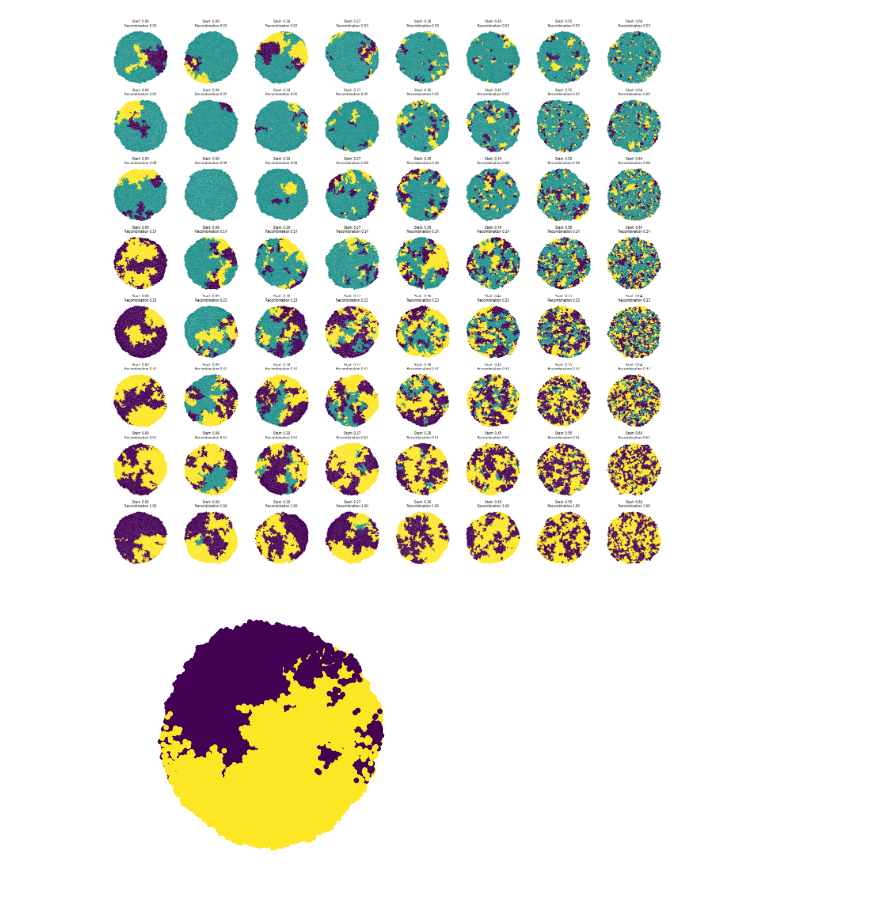
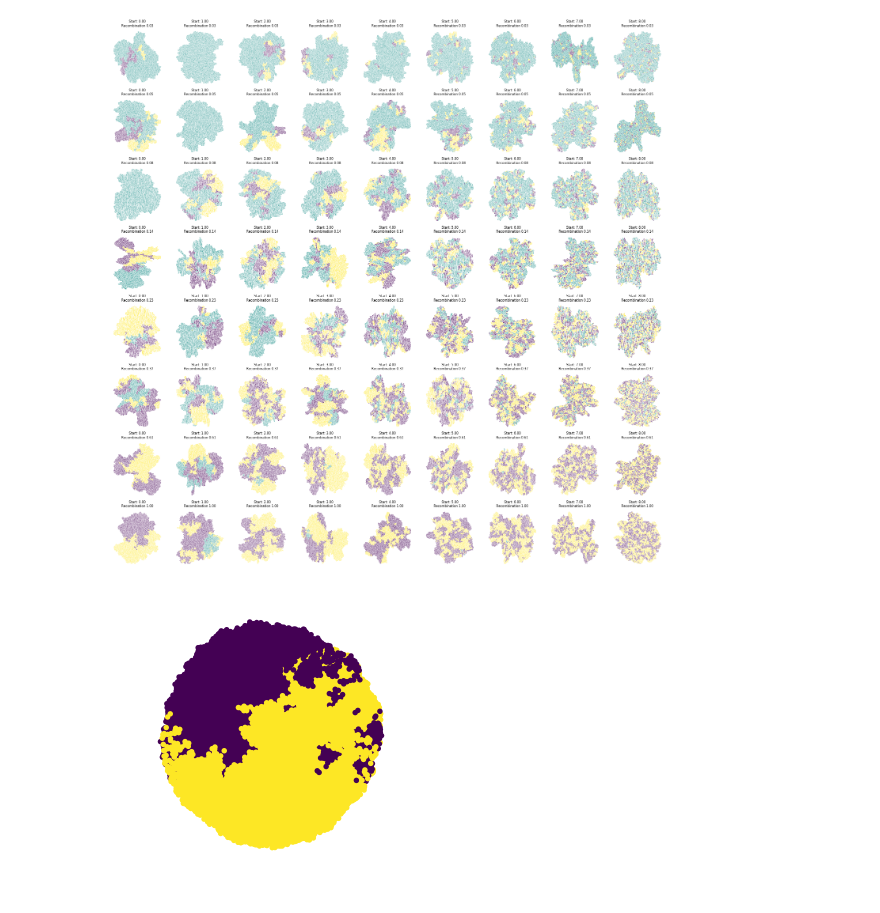
Before and after one commit to sbernasek/growth, a Jupyter notebook: notebooks/analysis.ipynb, the cells around one changed output. Saved outputs shown, nothing was run; the diff lists cells and outputs as text; code cells hidden in the pictures.

```diff
--- a/notebooks/analysis.ipynb
+++ b/notebooks/analysis.ipynb
@@ -11,33 +11,35 @@ Sweep_181121_235632/
 # %%
-path = '../simulations/Sweep_181121_235632/'
+path = '../simulations/sweep_pop12_b1/'
+#path = '../simulations/Sweep_181121_235632/'
 sweep = Sweep.load(path)
 # %%
 import matplotlib.pyplot as plt
 # %%
 replicate_id = 0
 
-row_size = sweep.density * sweep.batch_size
+nrows, ncols = sweep.grid[0].shape
+row_size = nrows * sweep.batch_size
 col_size = sweep.batch_size
 
-fig, axes = plt.subplots(nrows=sweep.density, ncols=sweep.density, figsize=(25, 25))
+fig, axes = plt.subplots(nrows=nrows, ncols=ncols, figsize=(25, 25))
 
 ax_id = 0
 for index in range(sweep.N):
     if (index % sweep.batch_size) != replicate_id:
         continue
 
     # load simulation
     sim = sweep[index]
 
     # plot culture
     ax = axes.flatten()[ax_id]
-    sim.plot(ax=ax, s=10)
+    sim.plot(ax=ax, s=1)
 
-    start_point = sim.recombination_start / sim.final_population
-    ax.set_title('Start: {:0.2f}\nRecombination {:0.2f}'.format(start_point, sim.recombination), fontsize=8)
+    #start_point = sim.recombination_start / sim.final_population
+    ax.set_title('Start: {:0.2f}\nRecombination {:0.2f}'.format(sim.recombination_start, sim.recombination), fontsize=8)
     ax.axis('off')
 
     # increment ax_id
     ax_id += 1
 # %% [output]
-[figure, old version]
+[figure, new version]
```
Also changed, not shown: parts of 30 cells of this notebook, 7 other files.
